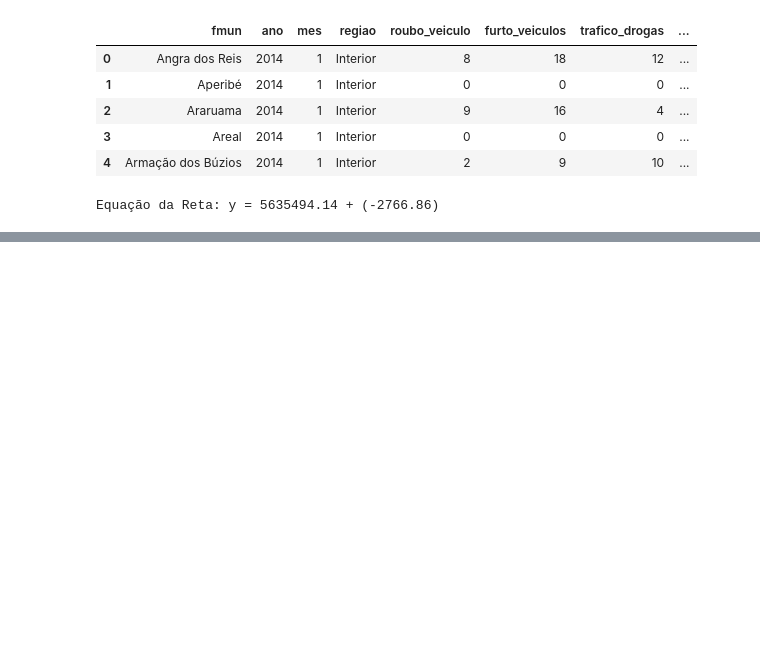
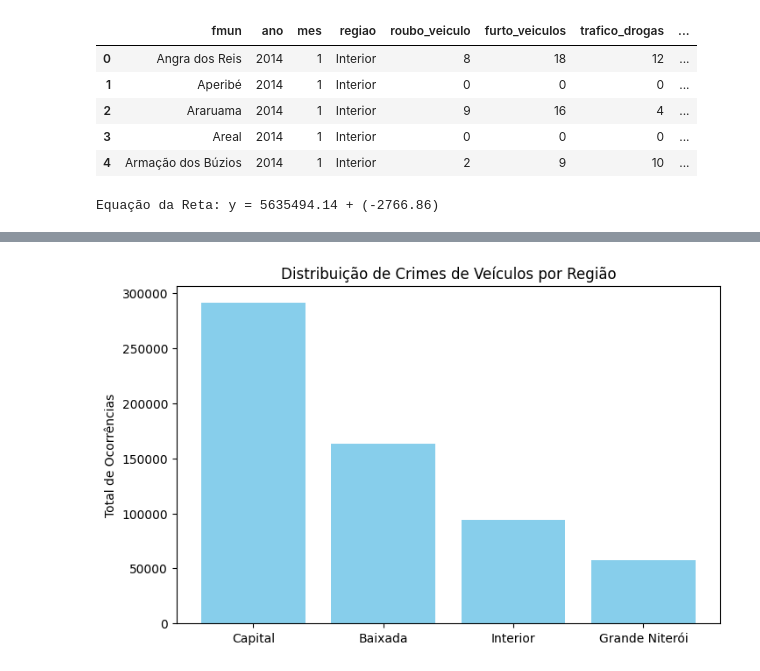
Before and after one commit to brucnsilva/topicos-de-big-data-em-phyton-pub, a Jupyter notebook: codigo certo.ipynb, the cells around one changed output, grey strips where cells are left out. Saved outputs shown, nothing was run; the diff lists cells and outputs as text; code cells hidden in the pictures; blank space fills up the shorter version.

```diff
--- a/codigo certo.ipynb
+++ b/codigo certo.ipynb
@@ -64,0 +86,11 @@ Equação da Reta: y = 5635494.14 + (-2766.86)
+# %%
+regioes = ['Capital', 'Baixada', 'Interior', 'Grande Niterói']
+valores = [291684, 163452, 93985, 57320]
+
+plt.figure(figsize=(8, 5))
+plt.bar(regioes, valores, color='skyblue')
+plt.title('Distribuição de Crimes de Veículos por Região')
+plt.ylabel('Total de Ocorrências')
+plt.show()
+# %% [output]
+[figure, added]
```
Also changed, not shown: parts of 3 cells of this notebook.
